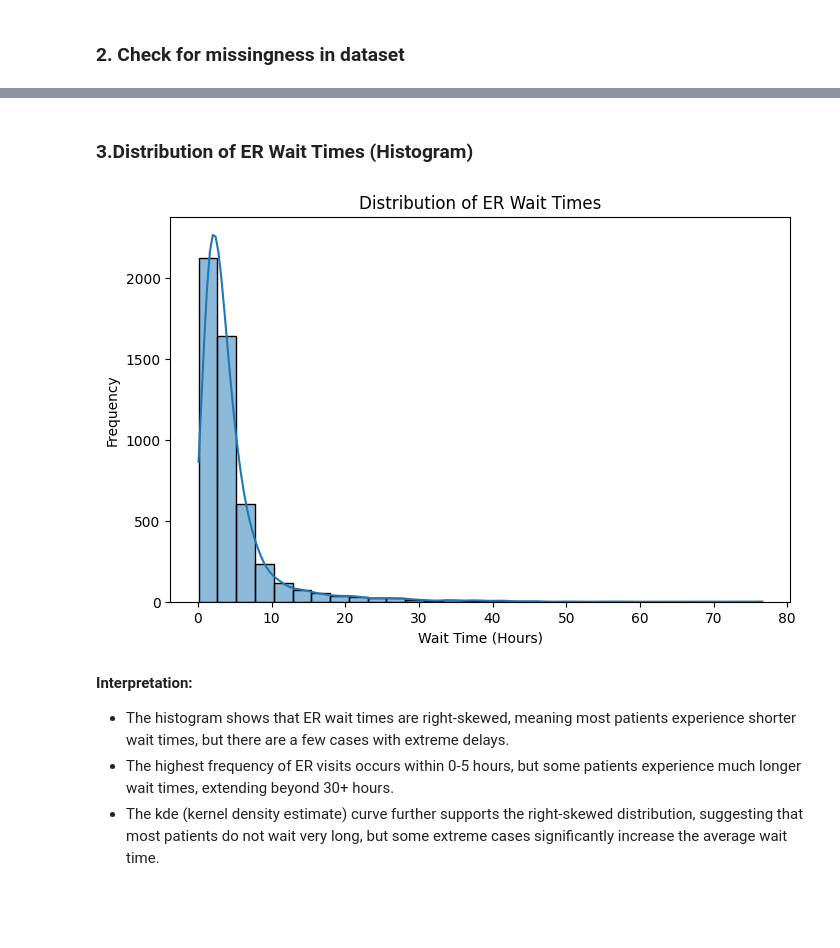
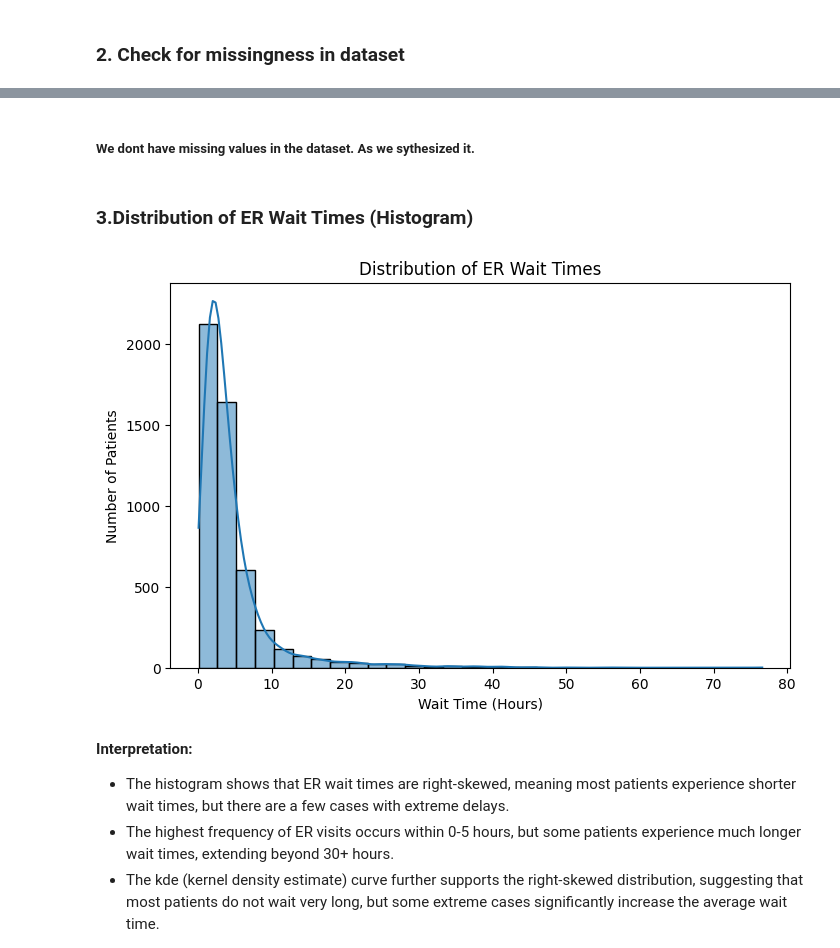
Before and after one commit to priyankachiti/CSCN8040_Group7, a Jupyter notebook: notebooks/ER_Wait_Times_Ontario.ipynb, the cells around one changed output, grey strips where cells are left out. Drawn from its saved outputs; the diff is of its cells as text; code cells hidden in the pictures; blank space fills up the shorter version.

```diff
--- a/notebooks/ER_Wait_Times_Ontario.ipynb
+++ b/notebooks/ER_Wait_Times_Ontario.ipynb
@@ -30,5 +33,5 @@ from scipy.stats import zscore
 ## **Load and display the dataset**
 # %%
 # Load the dataset
-file_path = "./er_wait_times_ontario_updated.csv"
+file_path = "../data/er_wait_times_ontario_updated_region_with_stages.csv"
 df = pd.read_csv(file_path)
@@ -102,17 +114,19 @@ Season                       0             0.0
 
 No missing values found in the dataset.
+# %% [markdown]
+##### We dont have missing values in the dataset. As we sythesized it.
 # %% [markdown]
 ### 3.Distribution of ER Wait Times (Histogram)
 # %%
 # Histogram of Wait Times
 plt.figure(figsize=(8, 5))
 sns.histplot(df["WaitTime_Hours"], bins=30, kde=True)
 plt.xlabel("Wait Time (Hours)")
-plt.ylabel("Frequency")
+plt.ylabel("Number of Patients")
 plt.title("Distribution of ER Wait Times")
 plt.show()
 # %% [output]
-[figure, old version]
+[figure, new version]
 # %% [markdown]
 **Interpretation:**
 
```
Also changed, not shown: parts of 38 cells of this notebook, 3 other files.
